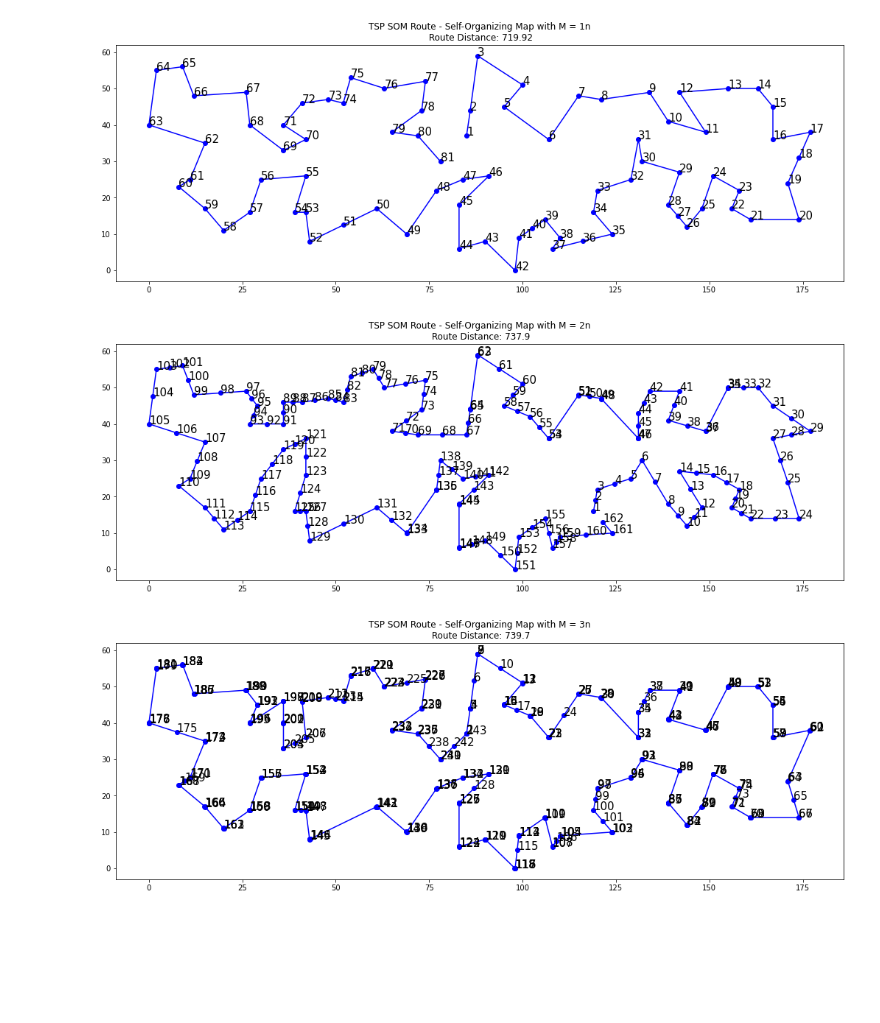
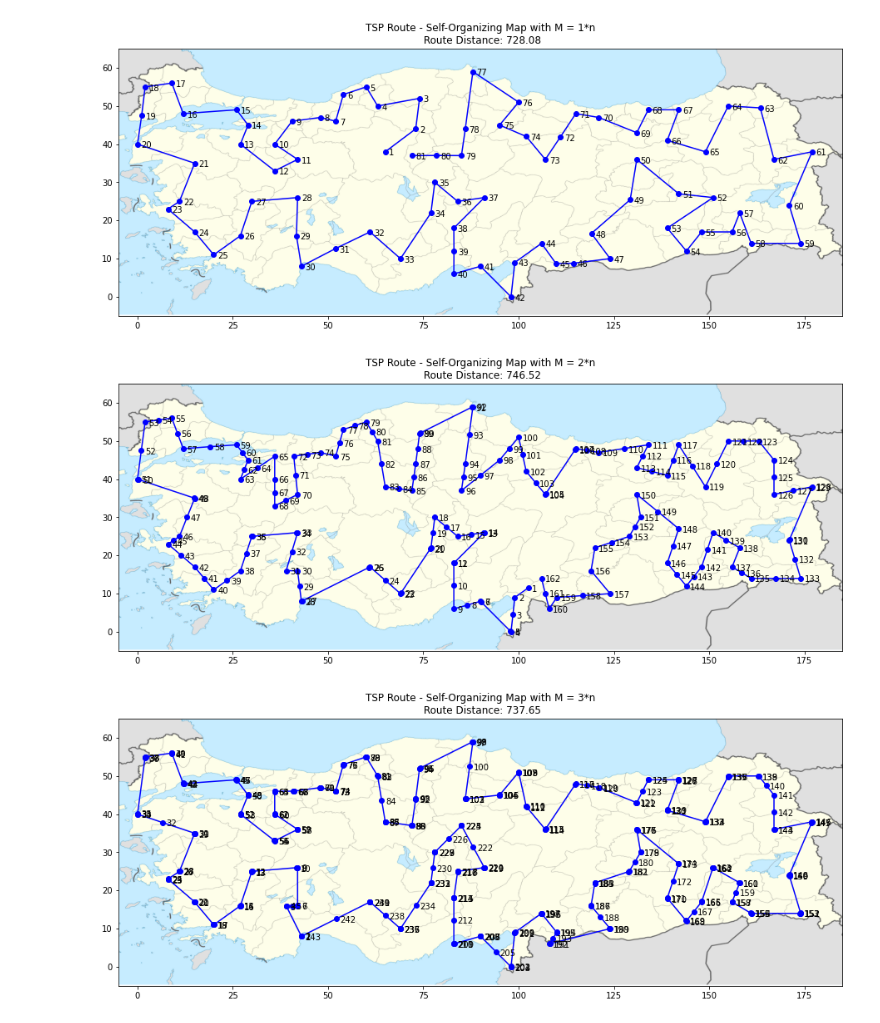
Before and after one commit to bthnsrts/IE440-Nonlinear-Models-for-Optimization, a Jupyter notebook: Final_Q1.ipynb, the cells around one changed output. Saved outputs shown, nothing was run; the diff lists cells and outputs as text; code cells hidden in the pictures; blank space fills up the shorter version.

```diff
--- a/Final_Q1.ipynb
+++ b/Final_Q1.ipynb
@@ -69,12 +66,15 @@ def shuffle(my_list):
 def Gaussian_Kernel(dist, sigma):
     return np.exp(-dist**2/(sigma**2))
 
-def SOM_TSP(df, beta, learning_rate, sigma, M, neighborhood_func, break_point = 1e-4, max_iter = 1e+4):
+def Elastic_Band(dist, sigma):
+    return np.exp(-dist/sigma)
+
+def SOM_TSP(df, beta, learning_rate, sigma, M, neighborhood_func, break_point = 1e-4, max_iter = 1e+5):
     t = 0 # Initialize the counter
     n = len(df) # Number of cities
     # Initialize the weights
     weights = np.zeros((M, 2))
-    weights_prev = weights.copy()
+    weights_prev = weights.copy()  # record previous weights to check difference
     # Start the loop
     while t < max_iter:
         ## Shuffle the cities
@@ -83,7 +83,7 @@ def SOM_TSP(df, beta, learning_rate, sigma, M, neighborhood_func, break_point =
             idx_bmu = np.argmin([Euclidean_Distance(P[p], weights[i]) for i in range(M)]) # find the best matching unit
             for i in range(M): # loop over the neurons
                 idx_dist = min([abs(i-idx_bmu), M - abs(i-idx_bmu)]) # find the ordering distance between the BMU and other neurons
-                neighborhood = neighborhood_func(idx_dist, sigma) # find the gaussian kernel
+                neighborhood = neighborhood_func(idx_dist, sigma) # use the neighborhood function
                 # Update the weights
                 weights_prev[i] = weights[i].copy()
                 weights[i] += learning_rate * neighborhood * (P[p] - weights[i])
@@ -94,12 +94,11 @@ def SOM_TSP(df, beta, learning_rate, sigma, M, neighborhood_func, break_point =
         ## Check if the weights are converged
         if(np.array([Euclidean_Distance(weights_prev[i], weights[i]) for i in range(M)]) < break_point).all():
             break
-        if np.mod(t, 1000) == 0:
-            print(f'Epoch: {(t/1000):.2f}k')
     # Initialize the distance
     distance = 0
     for i in range(1, len(weights)):
         distance += Euclidean_Distance(weights[i],weights[i - 1])
+    distance+= Euclidean_Distance(weights[0],weights[-1])
 
     return weights, distance
 # %%
@@ -114,30 +113,41 @@ def plot_tsp(df, route):
     # Plot the route
     plt.figure(figsize=((max(x)-min(x))/10, (max(y)-min(y))/10))
     plt.plot(x, y, 'o-', color='red')
-
+    # Enumerate the destionations
     for idx, (x, y) in enumerate(zip(x,y)):
-        plt.text(x, y, idx+1, fontsize=15)
+        plt.text(x+1, y-1, idx+1, fontsize=10)
+    # Load the image data
+    image = mpimg.imread('Turkey.png')
+    plt.imshow(image, extent=(-5, 185, -5, 65))
 
     plt.title(f'TSP Route - Nearest Neighbor Algorithm\n Route Distance: {TSP(df)[1].round(2)}')
     plt.show()
 
 def plot_tsp_som(df, route, distance, multiplier):
+    # Initialize the x and y coordinates
     x_weight = []
     y_weight = []
+    # Get the x and y coordinates
     for i in range(len(route)):
         x_weight.append(route[i][0])
         y_weight.append(route[i][1])
-
+    # Plot the route
     plt.figure(figsize=((max(x_weight)-min(x_weight))/10, (max(y_weight)-min(y_weight))/10))
     plt.plot(x_weight, y_weight, 'o-', color='blue')
+    # Enumerate the destinations
+    for idx, (x_weight,y_weight) in enumerate(zip(x_weight,y_weight)):
+        plt.text(x_weight+1,y_weight-1, idx+1, fontsize=10)
+    # Load the image data
+    image = mpimg.imread('Turkey.png')
+    plt.imshow(image, extent=(-5, 185, -5, 65))
 
-    for idx, (x_weight,y_weight) in enumerate(zip(x_weight,y_weight)):
-        plt.text(x_weight,y_weight, idx+1, fontsize=15)
-    plt.title(f'TSP SOM Route - Self-Organizing Map with M = {multiplier}n\n Route Distance: {distance.round(2)}')
+    plt.title(f'TSP Route - Self-Organizing Map with M = {multiplier}*n\n Route Distance: {distance:.2f}')
     plt.show()
 # %%
 def experiment(multiplier, df, beta, learning_rate, sigma, neighborhood_func):
+    ## Loop over the multipliers
     for m in range(1,multiplier+1):
+        ## Run the TSP SOM algorithm with given parameters
         route, dist_som = SOM_TSP(df, beta, learning_rate, sigma, m*len(df), neighborhood_func)
+        ## Plot the TSP SOM route
         plot_tsp_som(df, route, dist_som, m)
-        plt.clf()
@@ -148,6 +165,6 @@ plot_tsp(df, TSP(df)[0])
 # %%
-experiment(3, df, 0.95, 0.99, 81, Gaussian_Kernel) # Experiment for M = n, M = 2n and M = 3n, where M and n are respectively the number of neurons and cities.
+experiment(3, df, 0.95, 0.90, 81, Gaussian_Kernel) # Experiment for M = n, M = 2n and M = 3n, where M and n are respectively the number of neurons and cities.
 # %% [output]
-[figure, old version]
+[figure, new version]
-[figure, old version]
+[figure, new version]
-[figure, old version]
+[figure, new version]
```
Also changed, not shown: parts of 8 cells of this notebook.
